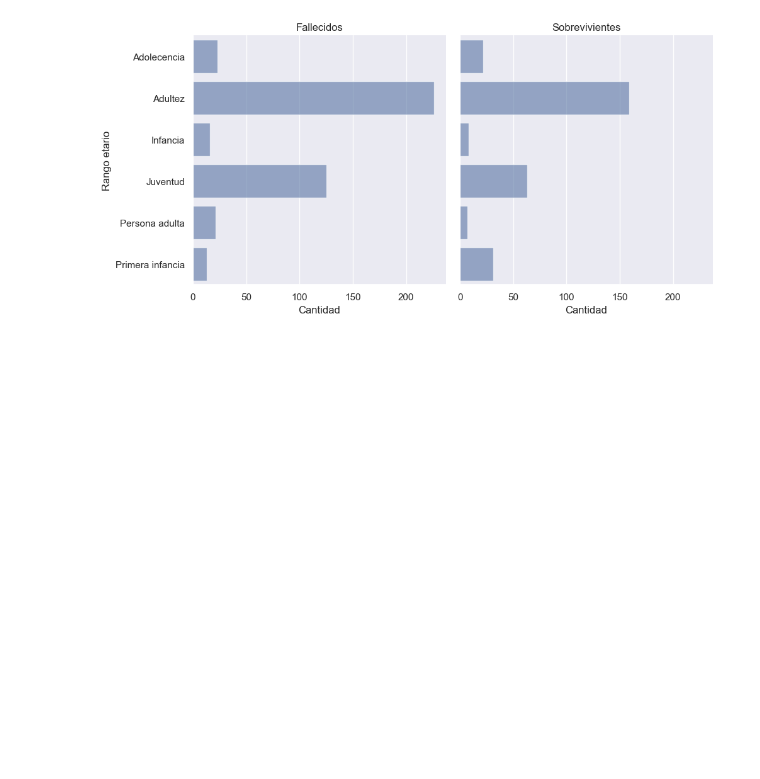
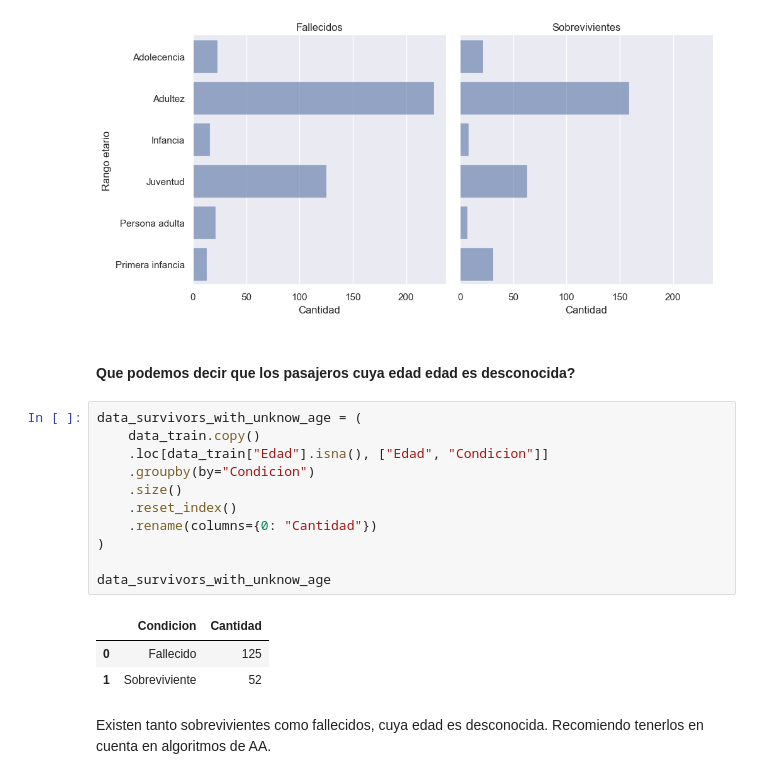
Before and after one commit to joackob/titanic-ml, a Jupyter notebook: notebooks/2-visual-and-statistical-exploration.ipynb, the cells around one changed output. Drawn from its saved outputs; the diff is of its cells as text; blank space fills up the shorter version.

```diff
--- a/notebooks/2-visual-and-statistical-exploration.ipynb
+++ b/notebooks/2-visual-and-statistical-exploration.ipynb
@@ -188,3 +187,22 @@ graph_survivors_by_age_range = sns.catplot(
 ).set_titles(template="{col_name}s")
 # %% [output]
 [figure]
+# %% [markdown]
+#### Que podemos decir que los pasajeros cuya edad edad es desconocida?
+# %%
+data_survivors_with_unknow_age = (
+    data_train.copy()
+    .loc[data_train["Edad"].isna(), ["Edad", "Condicion"]]
+    .groupby(by="Condicion")
+    .size()
+    .reset_index()
+    .rename(columns={0: "Cantidad"})
+)
+
+data_survivors_with_unknow_age
+# %% [output]
+|  | Condicion | Cantidad |
+| 0 | Fallecido | 125 |
+| 1 | Sobreviviente | 52 |
+# %% [markdown]
+Existen tanto sobrevivientes como fallecidos, cuya edad es desconocida. Recomiendo tenerlos en cuenta en algoritmos de AA.
```
Also changed, not shown: parts of 2 cells of this notebook, 3 other files.
